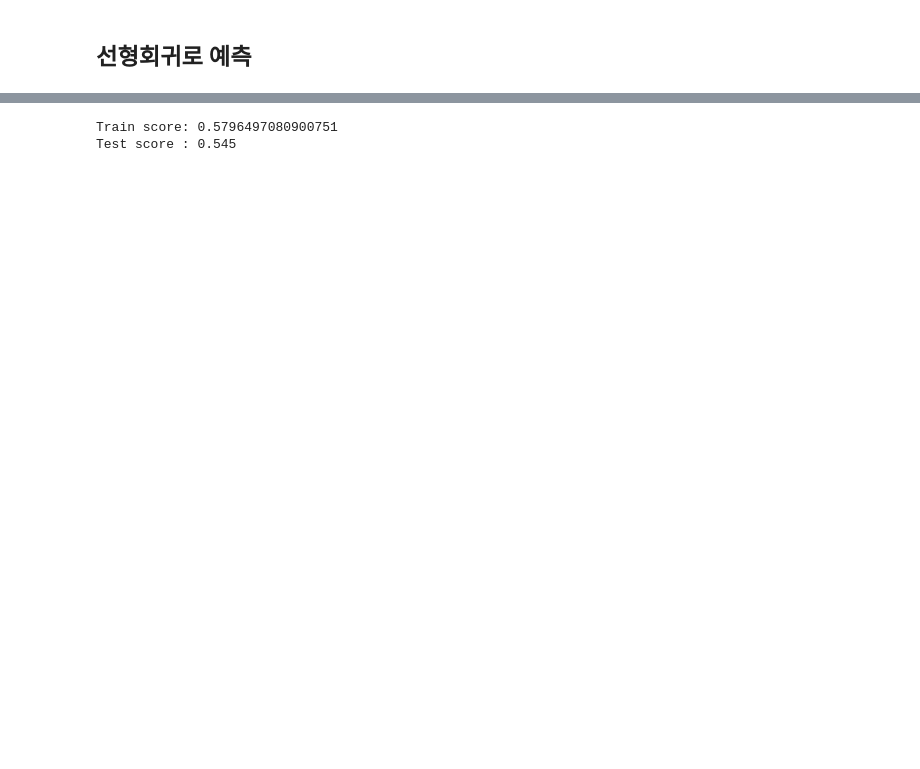
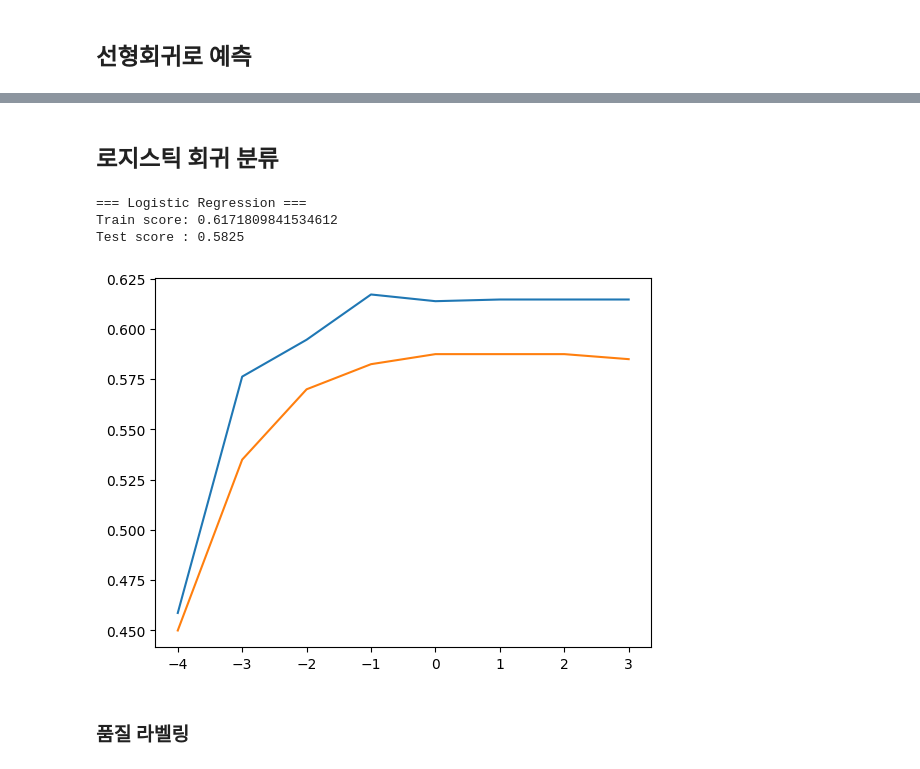
Before and after one commit to krystallinekim/TIL, a Jupyter notebook: Machine_Learning/강의자료/winequality.ipynb, the cells around one changed output, grey strips where cells are left out. Saved outputs shown, nothing was run; the diff lists cells and outputs as text; code cells hidden in the pictures; blank space fills up the shorter version.

```diff
--- a/Machine_Learning/강의자료/winequality.ipynb
+++ b/Machine_Learning/강의자료/winequality.ipynb
@@ -115,10 +166,31 @@ Test score : 0.30284915176641125
+# %% [markdown]
+## 로지스틱 회귀 분류
 # %%
 from sklearn.linear_model import LogisticRegression
 
 lr = LogisticRegression(C=0.1, max_iter=10000)
 lr.fit(X_train, y_train)
+print('=== Logistic Regression ===')
 print('Train score:',lr.score(X_train, y_train))
 print('Test score :',lr.score(X_test, y_test))
+
+train_score = []
+test_score = []
+C_list = [0.0001, 0.001, 0.01, 0.1, 1, 10, 100, 1000]
+
+for C in C_list:
+    lr = LogisticRegression(C=C)
+    lr.fit(X_train, y_train)
+    train_score.append(lr.score(X_train, y_train))
+    test_score.append(lr.score(X_test, y_test))
+
+plt.plot(np.log10(C_list), train_score)
+plt.plot(np.log10(C_list), test_score)
+plt.show()
 # %% [output]
-Train score: 0.5796497080900751
-Test score : 0.545
+=== Logistic Regression ===
+Train score: 0.6171809841534612
+Test score : 0.5825
+[figure, added]
+# %% [markdown]
+### 품질 라벨링
```
Also changed, not shown: parts of 15 cells of this notebook.
